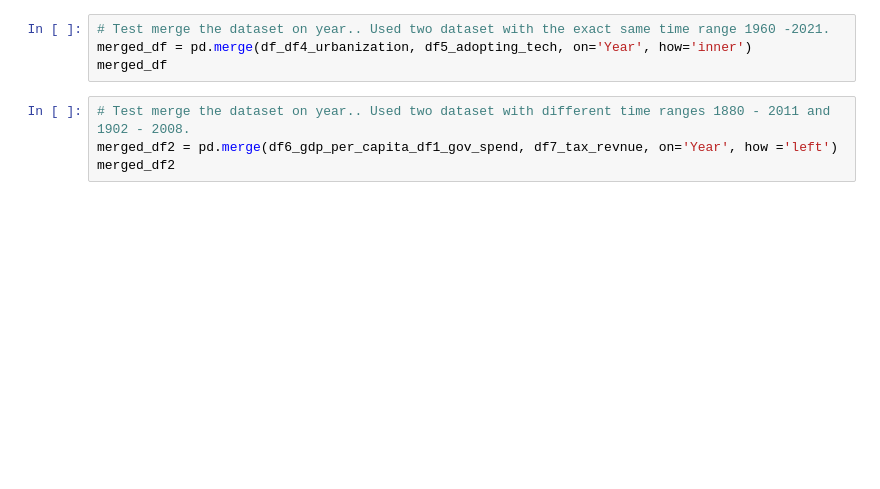
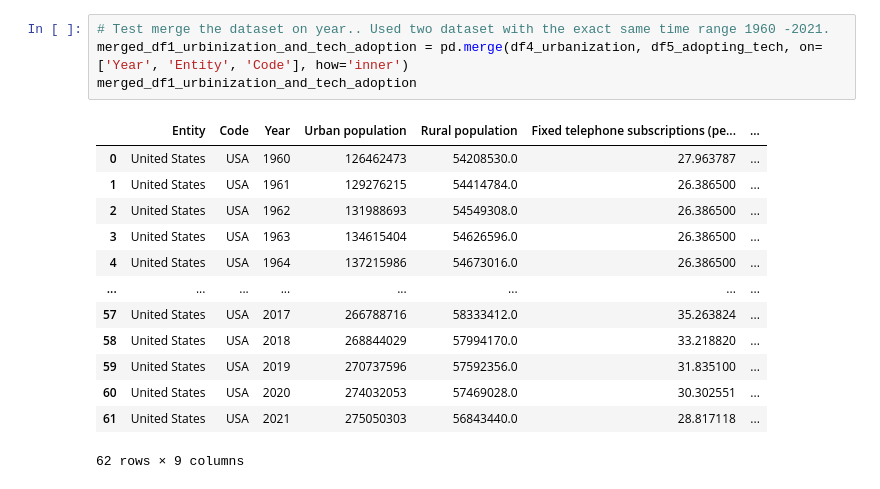
Before and after one commit to Theoceanisfull/Case_Study_Military_Spending_And_Economic_Output_Relationship, a Jupyter notebook: Data_cleaning.ipynb, the cells around one changed output. Drawn from its saved outputs; the diff is of its cells as text; blank space fills up the shorter version.

```diff
--- a/Data_cleaning.ipynb
+++ b/Data_cleaning.ipynb
@@ -39,8 +95,18 @@ df7_tax_revnue
 # %%
 # Test merge the dataset on year.. Used two dataset with the exact same time range 1960 -2021.
-merged_df = pd.merge(df_df4_urbanization, df5_adopting_tech, on='Year', how='inner')
-merged_df
+merged_df1_urbinization_and_tech_adoption = pd.merge(df4_urbanization, df5_adopting_tech, on=['Year', 'Entity', 'Code'], how='inner')
+merged_df1_urbinization_and_tech_adoption
+# %% [output]
+|  | Entity | Code | Year | Urban population | Rural population | Fixed telephone subscriptions (pe... | ... |
+| 0 | United States | USA | 1960 | 126462473 | 54208530.0 | 27.963787 | ... |
+| 1 | United States | USA | 1961 | 129276215 | 54414784.0 | 26.386500 | ... |
+| 2 | United States | USA | 1962 | 131988693 | 54549308.0 | 26.386500 | ... |
+| 3 | United States | USA | 1963 | 134615404 | 54626596.0 | 26.386500 | ... |
+| 4 | United States | USA | 1964 | 137215986 | 54673016.0 | 26.386500 | ... |
+| ... | ... | ... | ... | ... | ... | ... | ... |
+| 57 | United States | USA | 2017 | 266788716 | 58333412.0 | 35.263824 | ... |
+| 58 | United States | USA | 2018 | 268844029 | 57994170.0 | 33.218820 | ... |
+| 59 | United States | USA | 2019 | 270737596 | 57592356.0 | 31.835100 | ... |
+| 60 | United States | USA | 2020 | 274032053 | 57469028.0 | 30.302551 | ... |
+| 61 | United States | USA | 2021 | 275050303 | 56843440.0 | 28.817118 | ... |
+62 rows × 9 columns
-# %%
-# Test merge the dataset on year.. Used two dataset with different time ranges 1880 - 2011 and 1902 - 2008.
-merged_df2 = pd.merge(df6_gdp_per_capita_df1_gov_spend, df7_tax_revnue, on='Year', how ='left')
-merged_df2
```
Also changed, not shown: parts of 8 cells of this notebook, 6 other files.
